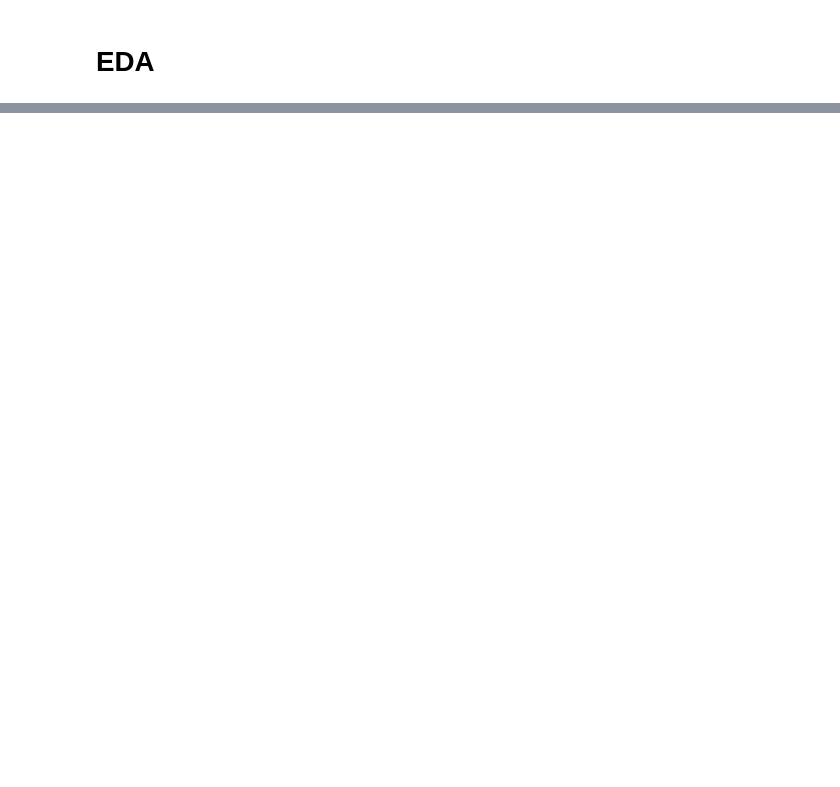
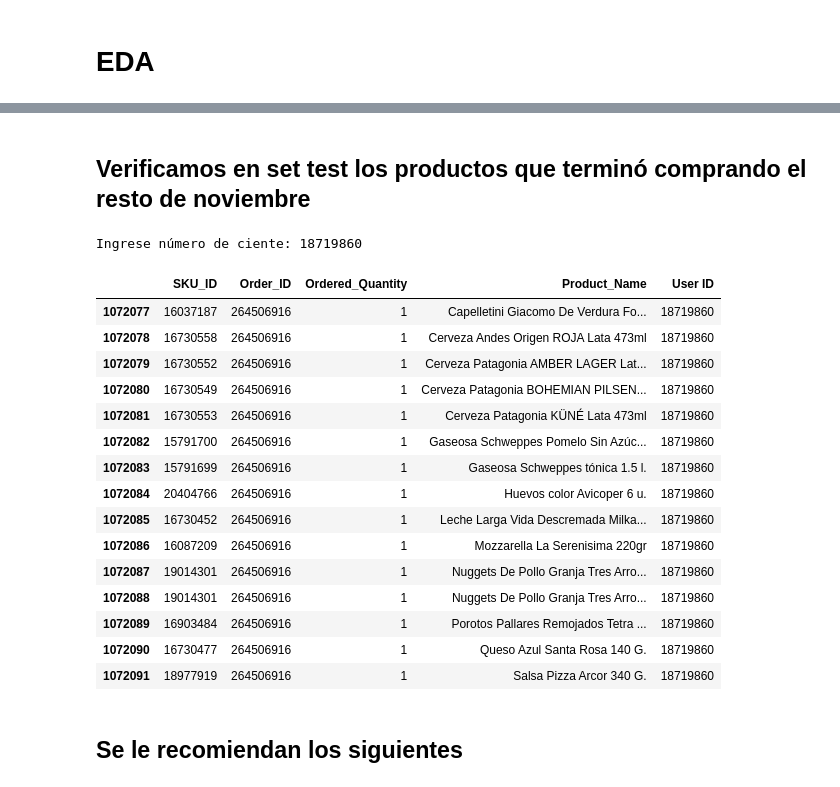
Before and after one commit to Properati-Analysis/-TP3, a Jupyter notebook: TP3.ipynb, the cells around one changed output, grey strips where cells are left out. Saved outputs shown, nothing was run; the diff lists cells and outputs as text; code cells hidden in the pictures; blank space fills up the shorter version.

```diff
--- a/TP3.ipynb
+++ b/TP3.ipynb
@@ -858,0 +124,2 @@ plt.ylabel('Calinski-Harabasz',fontsize=15);plt.xlabel('Número de clusters',fon
+# %%
+df_full = df_full.drop(columns="Confirmed Orders")
@@ -858,0 +238,4 @@ plt.ylabel('Calinski-Harabasz',fontsize=15);plt.xlabel('Número de clusters',fon
+# %%
+# Genero set de training y de testeo manualmente
+df_full_test = df_full[df_full.Order_ID>264501076]
+df_full = df_full[df_full.Order_ID<=264501076]
@@ -858,0 +389,4 @@ plt.ylabel('Calinski-Harabasz',fontsize=15);plt.xlabel('Número de clusters',fon
+# %%
+#Compras por cliente
+df_cltes = df_full.drop(columns=["User_ID_CODE"])
+df_cltes_test = df_full_test
@@ -858,0 +624,5 @@ plt.ylabel('Calinski-Harabasz',fontsize=15);plt.xlabel('Número de clusters',fon
+# %%
+def get_customer_purch_test():
+    user_id = int(input("Ingrese número de ciente:"))
+    res = df_cltes_test[df_cltes_test["User ID"]==user_id].groupby(by=["Product_Name"]).sum()
+    return res
@@ -858,0 +689,24 @@ plt.ylabel('Calinski-Harabasz',fontsize=15);plt.xlabel('Número de clusters',fon
+# %% [markdown]
+## Verificamos en set test los productos que terminó comprando el resto de noviembre
+# %%
+get_customer_purch_test().sort_values("Ordered_Quantity", ascending=False)[:15]
+# %% [output]
+Ingrese número de ciente: 18719860
+|  | SKU_ID | Order_ID | Ordered_Quantity | Product_Name | User ID |
+| 1072077 | 16037187 | 264506916 | 1 | Capelletini Giacomo De Verdura Fo... | 18719860 |
+| 1072078 | 16730558 | 264506916 | 1 | Cerveza Andes Origen ROJA Lata 473ml | 18719860 |
+| 1072079 | 16730552 | 264506916 | 1 | Cerveza Patagonia AMBER LAGER Lat... | 18719860 |
+| 1072080 | 16730549 | 264506916 | 1 | Cerveza Patagonia BOHEMIAN PILSEN... | 18719860 |
+| 1072081 | 16730553 | 264506916 | 1 | Cerveza Patagonia KÜNÉ Lata 473ml | 18719860 |
+| 1072082 | 15791700 | 264506916 | 1 | Gaseosa Schweppes Pomelo Sin Azúc... | 18719860 |
+| 1072083 | 15791699 | 264506916 | 1 | Gaseosa Schweppes tónica 1.5 l. | 18719860 |
+| 1072084 | 20404766 | 264506916 | 1 | Huevos color Avicoper 6 u. | 18719860 |
+| 1072085 | 16730452 | 264506916 | 1 | Leche Larga Vida Descremada Milka... | 18719860 |
+| 1072086 | 16087209 | 264506916 | 1 | Mozzarella La Serenisima 220gr | 18719860 |
+| 1072087 | 19014301 | 264506916 | 1 | Nuggets De Pollo Granja Tres Arro... | 18719860 |
+| 1072088 | 19014301 | 264506916 | 1 | Nuggets De Pollo Granja Tres Arro... | 18719860 |
+| 1072089 | 16903484 | 264506916 | 1 | Porotos Pallares Remojados Tetra ... | 18719860 |
+| 1072090 | 16730477 | 264506916 | 1 | Queso Azul Santa Rosa 140 G. | 18719860 |
+| 1072091 | 18977919 | 264506916 | 1 | Salsa Pizza Arcor 340 G. | 18719860 |
+# %% [markdown]
+## Se le recomiendan los siguientes
```
Also changed, not shown: parts of 191 cells of this notebook.
